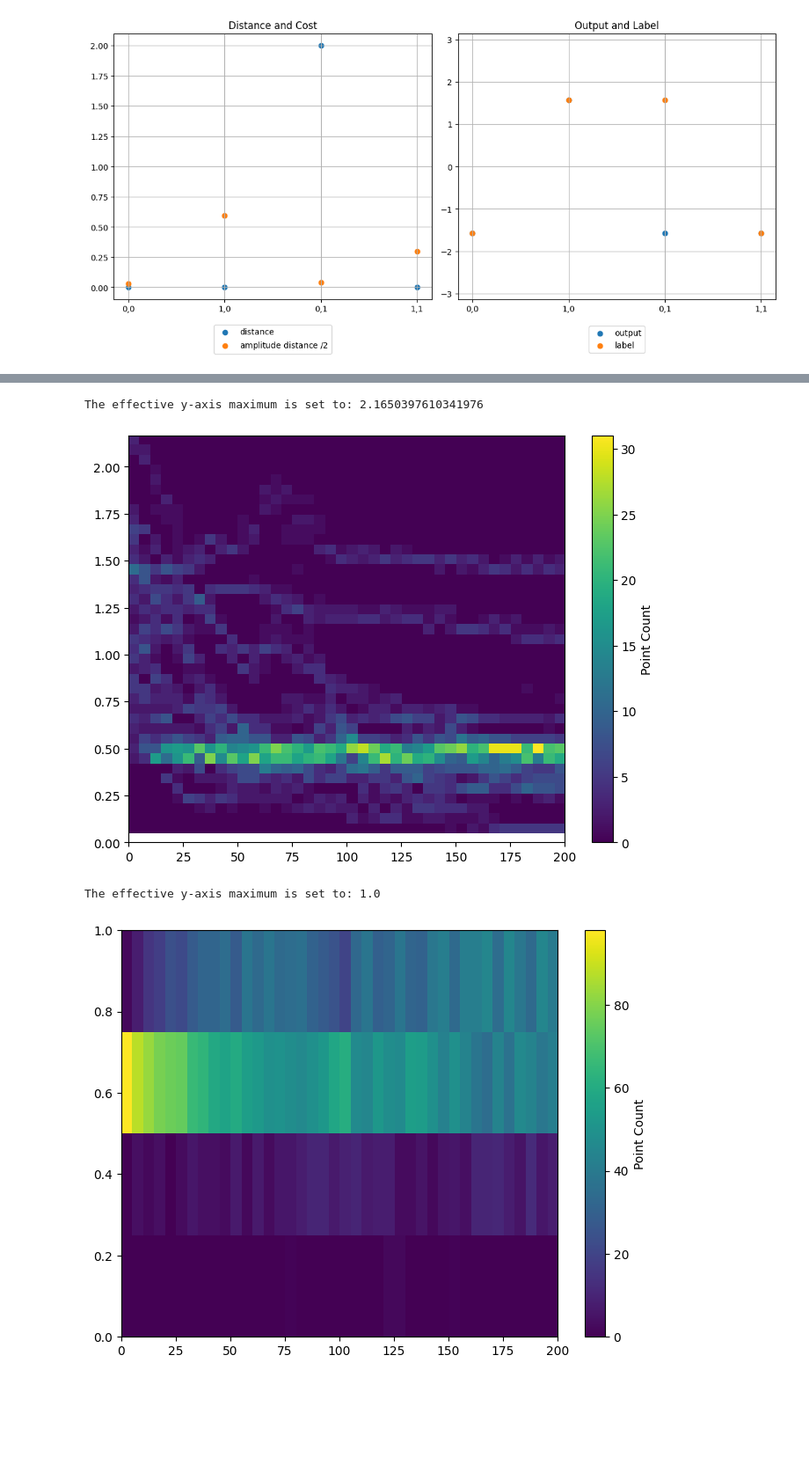
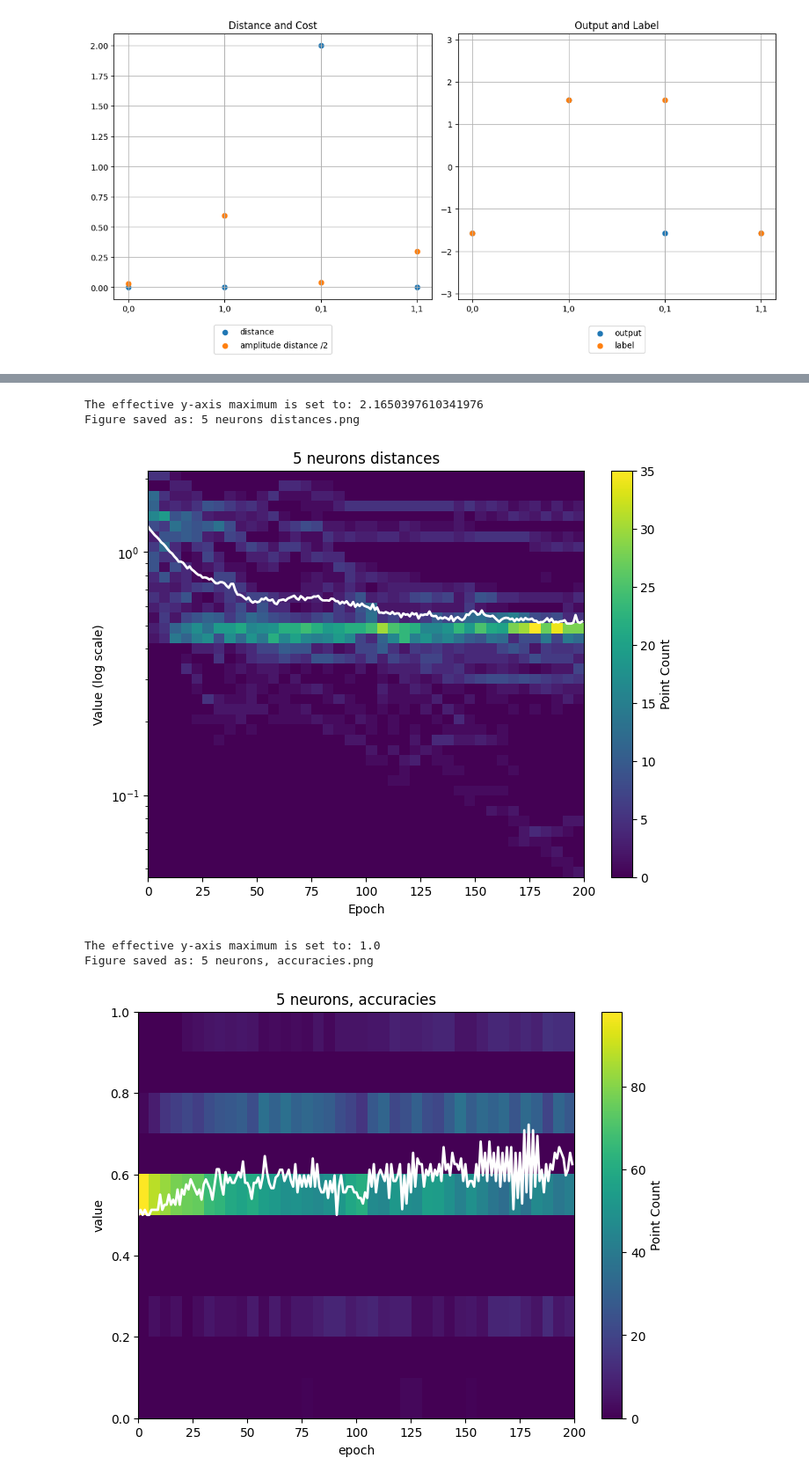
Before and after one commit to Mniszko/Stuart-Landau-neural-net, a Jupyter notebook: encoding test.ipynb, the cells around one changed output, grey strips where cells are left out. Shown at 88% size. Drawn from its saved outputs; the diff is of its cells as text; code cells hidden in the pictures; blank space fills up the shorter version.

Commit message:
file update
added some methods and plot generation.

```diff
--- a/encoding test.ipynb
+++ b/encoding test.ipynb
@@ -4,6 +4,7 @@ import matplotlib.pyplot as plt
 from scipy.integrate import odeint
 import matplotlib.colors as mcolors
 from matplotlib.colors import LinearSegmentedColormap
+from matplotlib.colors import LogNorm
 import colorsys
 import os
 import imageio
@@ -12,6 +13,8 @@ import itertools
 import pandas as pd
 import csv
 import time
+import plotly.graph_objects as go
+plt.rcParams.update({'font.size': 18})
 # %% [markdown]
 # Evolution functions
 # %%
@@ -788,15 +844,17 @@ epoch 199,      time elapsed: 0.17413806915283203, gradient size 0.5618972420129
 # %%
-read_and_plot("XOR_SLNN_distances_5.txt", y_bins=40, x_bins=40, plot_title="5 neurons distances")
-read_and_plot("XOR_SLNN_accuracies_5.txt", y_bins=4, x_bins=40, plot_title="5 neurons, accuracies")
-read_and_plot("XOR_SLNN_distances_6.txt", y_bins=40, x_bins=40, plot_title="6 neurons distances")
-read_and_plot("XOR_SLNN_accuracies_6.txt", y_bins=4, x_bins=40, plot_title="6 neurons accuracies")
-read_and_plot("XOR_SLNN_distances_6_no_norm.txt", y_bins=40, x_bins=40, plot_title="6 neurons (no norm) distances")
-read_and_plot("XOR_SLNN_accuracies_6_no_norm.txt", y_bins=4, x_bins=40, plot_title="6 neurons (no norm) accuracies")
-read_and_plot("XOR_SLNN_distances_7.txt", y_bins=40, x_bins=40, plot_title="7 neurons distances")
-read_and_plot("XOR_SLNN_accuracies_7.txt", y_bins=4, x_bins=40, plot_title="7 neurons accuracies")
+read_and_plot_log("XOR_SLNN_distances_5.txt", y_bins=40, x_bins=40, plot_title="5 neurons distances")
+read_and_plot("XOR_SLNN_accuracies_5.txt", y_bins=10, x_bins=40, plot_title="5 neurons, accuracies")
+read_and_plot_log("XOR_SLNN_distances_6.txt", y_bins=40, x_bins=40, plot_title="6 neurons distances")
+read_and_plot("XOR_SLNN_accuracies_6.txt", y_bins=10, x_bins=40, plot_title="6 neurons accuracies")
+read_and_plot_log("XOR_SLNN_distances_6_no_norm.txt", y_bins=40, x_bins=40, plot_title="6 neurons (no norm) distances")
+read_and_plot("XOR_SLNN_accuracies_6_no_norm.txt", y_bins=10, x_bins=40, plot_title="6 neurons (no norm) accuracies")
+read_and_plot_log("XOR_SLNN_distances_7.txt", y_bins=40, x_bins=40, plot_title="7 neurons distances")
+read_and_plot("XOR_SLNN_accuracies_7.txt", y_bins=10, x_bins=40, plot_title="7 neurons accuracies")
 # %% [output]
 The effective y-axis maximum is set to: 2.1650397610341976
+Figure saved as: 5 neurons distances.png
-[figure, old version]
+[figure, new version]
 The effective y-axis maximum is set to: 1.0
+Figure saved as: 5 neurons, accuracies.png
-[figure, old version]
+[figure, new version]
 The effective y-axis maximum is set to: 3.5624983821372505
```
Also changed, not shown: parts of 16 cells of this notebook.
